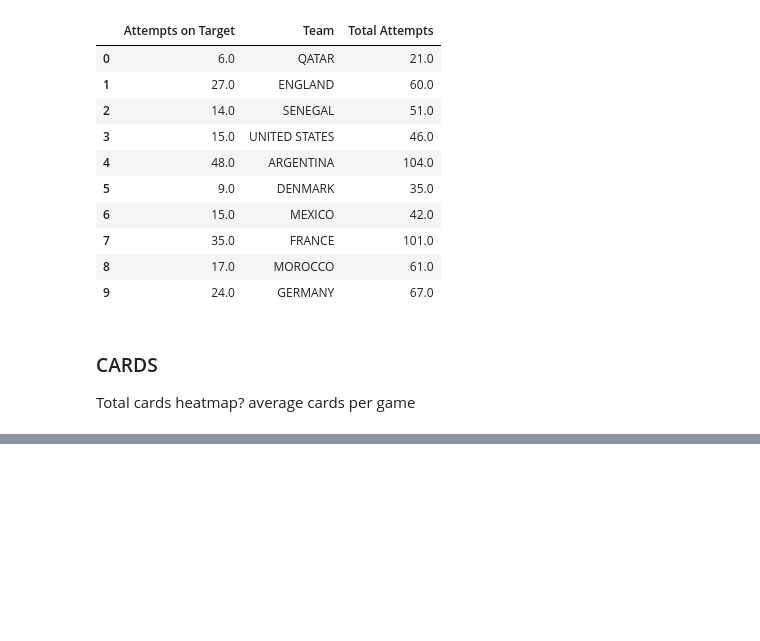
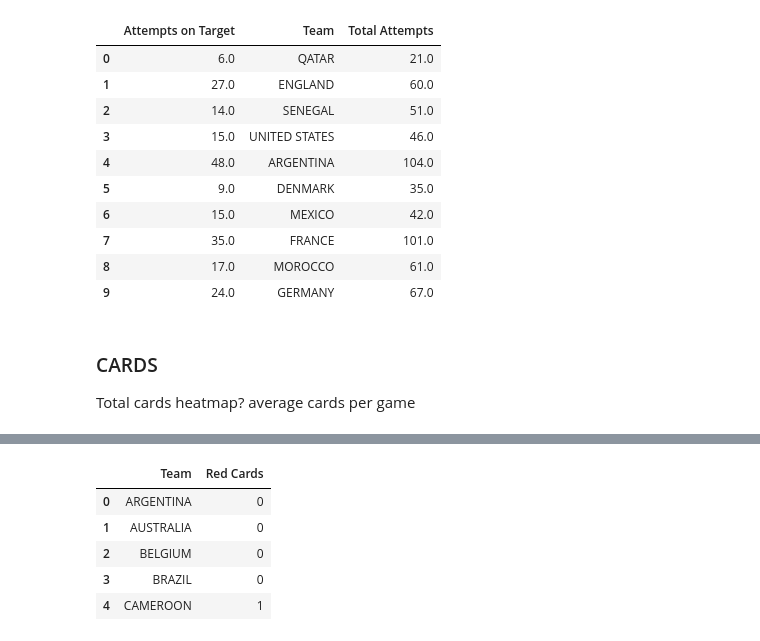
Before and after one commit to DamonLeon/WorldCupDataExploration, a Jupyter notebook: World Cup Analysis.ipynb, the cells around one changed output, grey strips where cells are left out. Drawn from its saved outputs; the diff is of its cells as text; code cells hidden in the pictures; blank space fills up the shorter version.

```diff
--- a/World Cup Analysis.ipynb
+++ b/World Cup Analysis.ipynb
@@ -328,0 +347,9 @@ Total cards heatmap? average cards per game
+# %%
+red_cards.head()
+# %% [output]
+|  | Team | Red Cards |
+| 0 | ARGENTINA | 0 |
+| 1 | AUSTRALIA | 0 |
+| 2 | BELGIUM | 0 |
+| 3 | BRAZIL | 0 |
+| 4 | CAMEROON | 1 |
```
Also changed, not shown: parts of 13 cells of this notebook, 2 other files.
